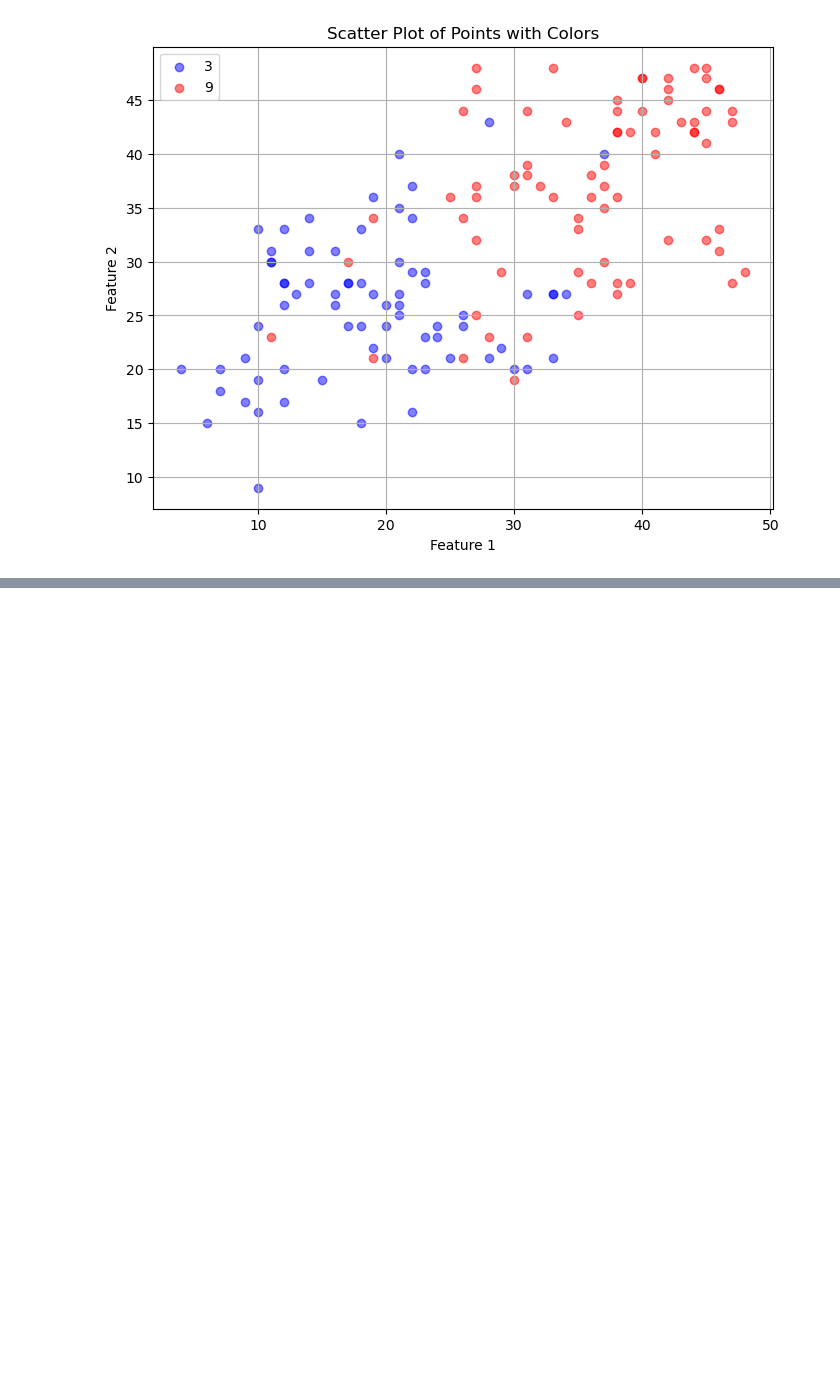
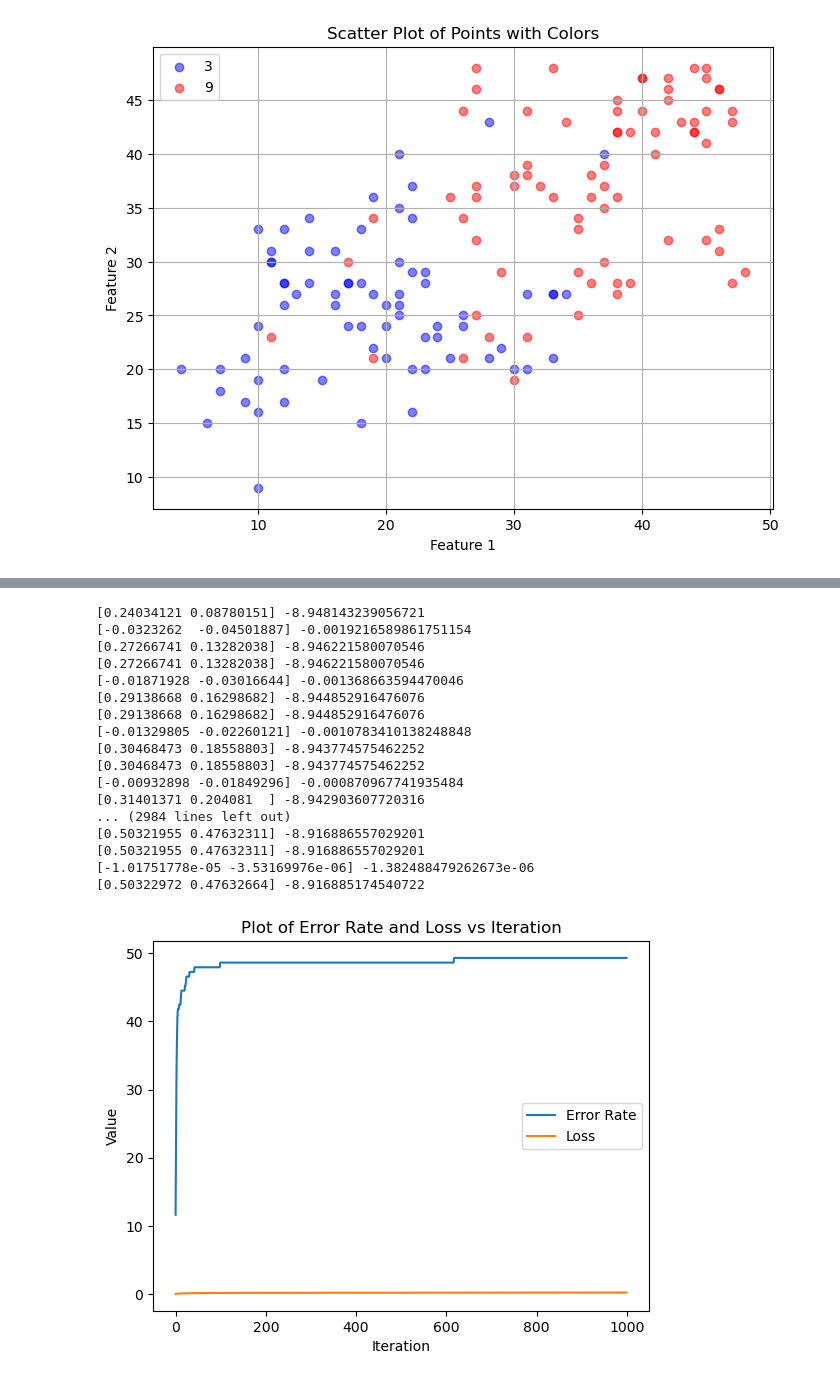
Before and after one commit to Ruben-Hartenstein/machine_learning_essentials, a Jupyter notebook: exercise_1/linear-classifiers.ipynb, the cells around one changed output, grey strips where cells are left out. Saved outputs shown, nothing was run; the diff lists cells and outputs as text; code cells hidden in the pictures; blank space fills up the shorter version.

```diff
--- a/exercise_1/linear-classifiers.ipynb
+++ b/exercise_1/linear-classifiers.ipynb
@@ -370,0 +288,80 @@ plt.show()
+# %%
+def calculate_delta_loss(X, y, beta, b, _lambda):
+    sum_b = 0
+    sum_beta = 0
+    for i in range(len(y)):
+            if y[i] * (np.dot(X[i], beta) + b) < 1:
+                sum_beta -= y[i] * np.transpose(X[i])
+                sum_b -= y[i]
+    delta_b = (_lambda / len(y)) * sum_b
+    delta_beta = beta + (_lambda / len(y)) * sum_beta
+
+    return delta_beta, delta_b
+
+def fit_svm(training_features, training_labels, _lambda, beta, b, tau):
+    _sum = 0
+    for i in range(len(training_labels)):
+        _sum += np.maximum(1 - training_labels[i] * (np.dot(training_features[i], beta)) + b, 0)
+
+    loss = 0.5 * np.dot(np.transpose(beta), beta) + (_lambda / len(training_labels)) * _sum
+
+    delta_beta, delta_b = calculate_delta_loss(training_features, training_labels, beta, b, _lambda)
+    print(beta, b)
+    print(tau * delta_beta, tau * delta_b)
+    beta -= tau * delta_beta
+    b -= tau * delta_b
+    print(beta, b)
+
+    return loss, beta, b
+
+def predict_svm(test_features, beta, b):
+    return np.sign(np.dot(test_features, beta) + b)
+
+
+tau = 0.0001
+_lambda = 10
+#beta = np.random.normal(0, 1, training_features.shape[1])
+#b = 0
+beta = np.array([0.24034121, 0.08780151])
+b = -8.948143239056721
+
+epochs = 1000
+error_rate_list = []
+loss_list = []
+
+for i in range(epochs):
+    if i == 900:
+        tau /= 10
+    predicted_labels = predict_svm(test_features, beta, b)
+    error_rate = calculate_error_rate(predicted_labels, y_test)
+    loss, beta, b = fit_svm(training_features, y_train, _lambda, beta, b, tau)
+    error_rate_list.append(error_rate*100)
+    loss_list.append(loss)
+
+plt.plot(range(epochs), error_rate_list, label='Error Rate')
+plt.plot(range(epochs), loss_list, label='Loss')
+
+plt.xlabel('Iteration')
+plt.ylabel('Value')
+plt.title('Plot of Error Rate and Loss vs Iteration')
+plt.legend()
+plt.show()
+# %% [output]
+[0.24034121 0.08780151] -8.948143239056721
+[-0.0323262  -0.04501887] -0.0019216589861751154
+[0.27266741 0.13282038] -8.946221580070546
+[0.27266741 0.13282038] -8.946221580070546
+[-0.01871928 -0.03016644] -0.001368663594470046
+[0.29138668 0.16298682] -8.944852916476076
+[0.29138668 0.16298682] -8.944852916476076
+[-0.01329805 -0.02260121] -0.0010783410138248848
+[0.30468473 0.18558803] -8.943774575462252
+[0.30468473 0.18558803] -8.943774575462252
+[-0.00932898 -0.01849296] -0.000870967741935484
+[0.31401371 0.204081  ] -8.942903607720316
+... (2984 lines left out)
+[0.50321955 0.47632311] -8.916886557029201
+[0.50321955 0.47632311] -8.916886557029201
+[-1.01751778e-05 -3.53169976e-06] -1.382488479262673e-06
+[0.50322972 0.47632664] -8.916885174540722
+[figure, added]
```
Also changed, not shown: parts of 9 cells of this notebook.
